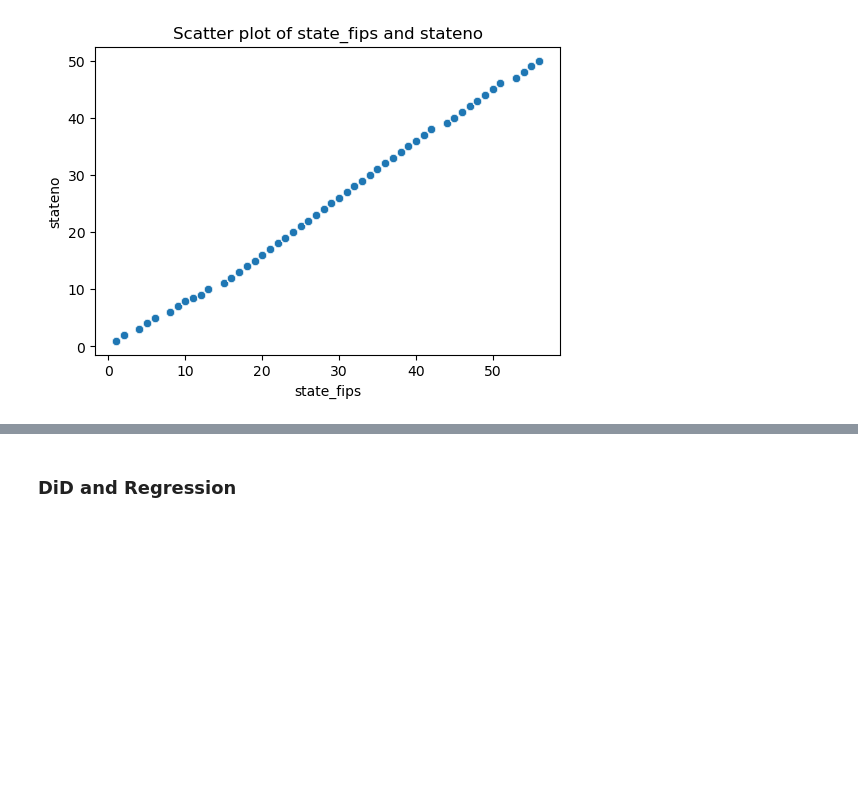
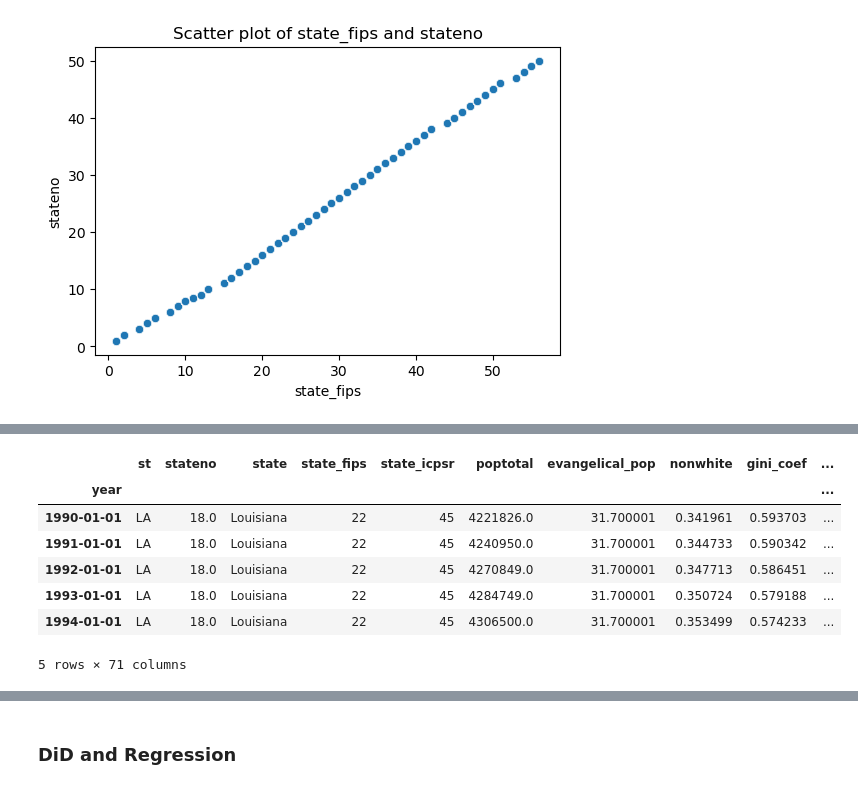
Before and after one commit to SaverioPCapra/metrics_theory_2_project, a Jupyter notebook: tutorial.ipynb, the cells around one changed output, grey strips where cells are left out. Saved outputs shown, nothing was run; the diff lists cells and outputs as text; code cells hidden in the pictures; blank space fills up the shorter version.

```diff
--- a/tutorial.ipynb
+++ b/tutorial.ipynb
@@ -545,0 +556,16 @@ if not corr_pairs.empty: # Check if the 'corr_pairs' Series is not empty (i.e.,
+# %%
+filtered_df = df[(df["state"].isin(["Louisiana", "South Carolina"]))]["1990":"2019"]
+
+# Save to a new CSV file
+filtered_df.to_csv("louisiana_south_carolina_1990_2019.csv", index=False)
+
+filtered_df.head()
+# %% [output]
+|  | st | stateno | state | state_fips | state_icpsr | poptotal | evangelical_pop | nonwhite | gini_coef | ... |
+| year |  |  |  |  |  |  |  |  |  | ... |
+| 1990-01-01 | LA | 18.0 | Louisiana | 22 | 45 | 4221826.0 | 31.700001 | 0.341961 | 0.593703 | ... |
+| 1991-01-01 | LA | 18.0 | Louisiana | 22 | 45 | 4240950.0 | 31.700001 | 0.344733 | 0.590342 | ... |
+| 1992-01-01 | LA | 18.0 | Louisiana | 22 | 45 | 4270849.0 | 31.700001 | 0.347713 | 0.586451 | ... |
+| 1993-01-01 | LA | 18.0 | Louisiana | 22 | 45 | 4284749.0 | 31.700001 | 0.350724 | 0.579188 | ... |
+| 1994-01-01 | LA | 18.0 | Louisiana | 22 | 45 | 4306500.0 | 31.700001 | 0.353499 | 0.574233 | ... |
+5 rows × 71 columns
```
Also changed, not shown: parts of 14 cells of this notebook, 1 other file.
